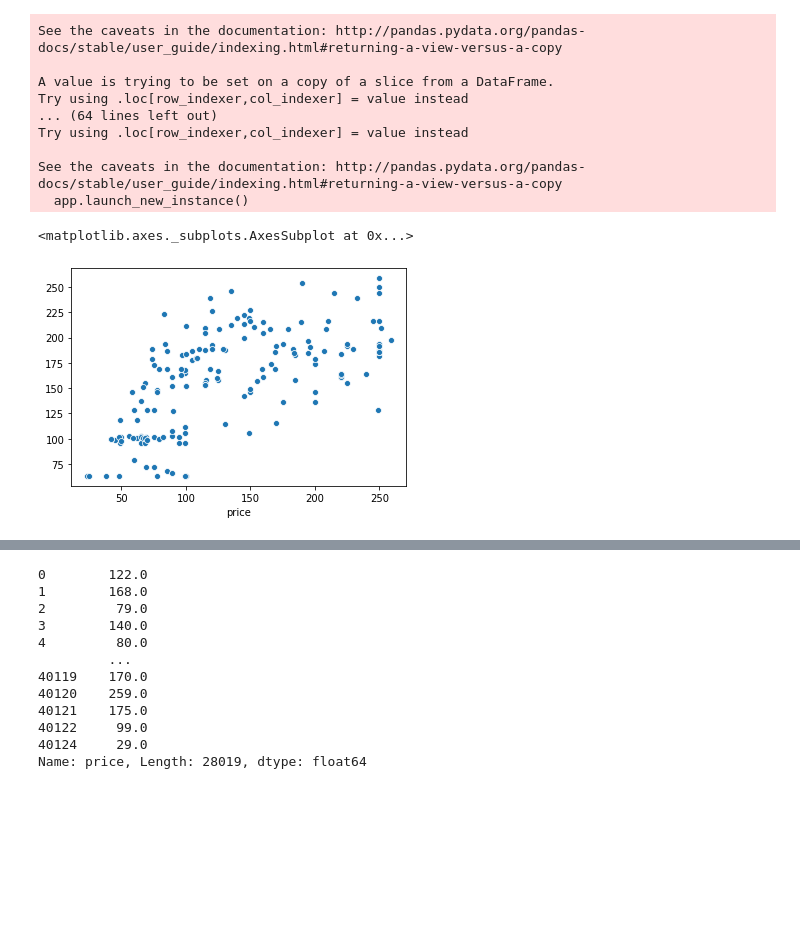
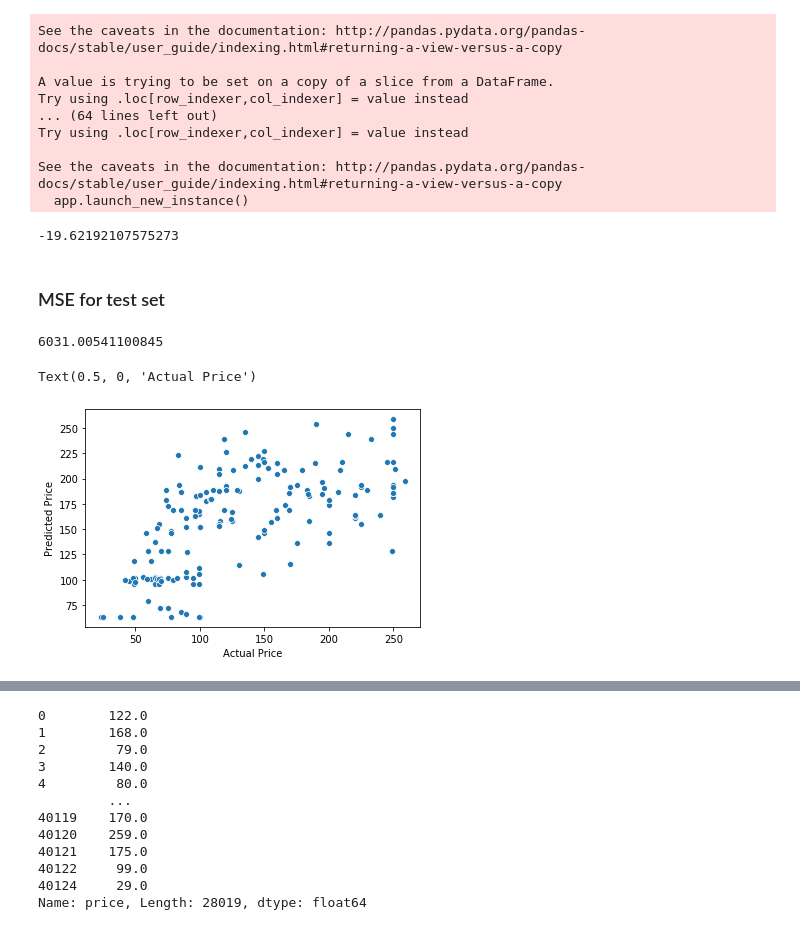
Before and after one commit to Wetpaint3/Airbnb_Project, a Jupyter notebook: airbnb.ipynb, the cells around one changed output, grey strips where cells are left out. Saved outputs shown, nothing was run; the diff lists cells and outputs as text; code cells hidden in the pictures; blank space fills up the shorter version.

```diff
--- a/airbnb.ipynb
+++ b/airbnb.ipynb
@@ -667,8 +710,24 @@ See the caveats in the documentation: http://pandas.pydata.org/pandas-docs/stabl
   app.launch_new_instance()
 # %%
 la_pred = price_reg.predict(dfla2)
+# %%
+la_err = dfla2['price']-la_pred
+mse = la_err.mean()
+mse
+# %% [output]
+-19.62192107575273
+# %% [markdown]
+### MSE for test set
+# %%
+from sklearn.metrics import mean_squared_error
+
+mean_squared_error(dfla2['price'].fillna(dfla2['price'].mean()),price_reg.predict(dfla2).fillna(price_reg.predict(dfla2).mean()))
+# %% [output]
+6031.00541100845
 # %%
 sns.scatterplot(dfla2['price'],price_reg.predict(dfla2))
+plt.ylabel('Predicted Price')
+plt.xlabel('Actual Price')
 # %% [output]
-<matplotlib.axes._subplots.AxesSubplot at 0x...>
+Text(0.5, 0, 'Actual Price')
-[figure, old version]
+[figure, new version]
```
Also changed, not shown: parts of 24 cells of this notebook.
